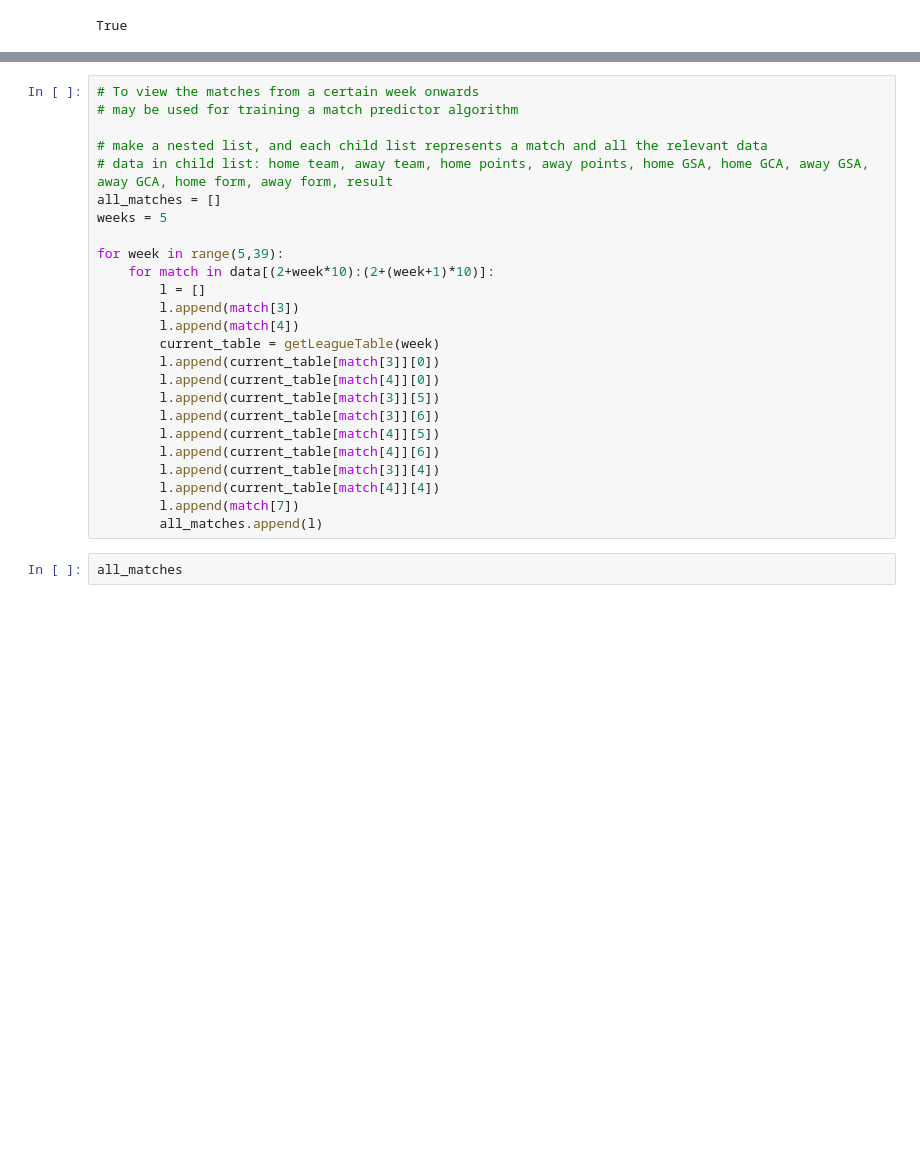
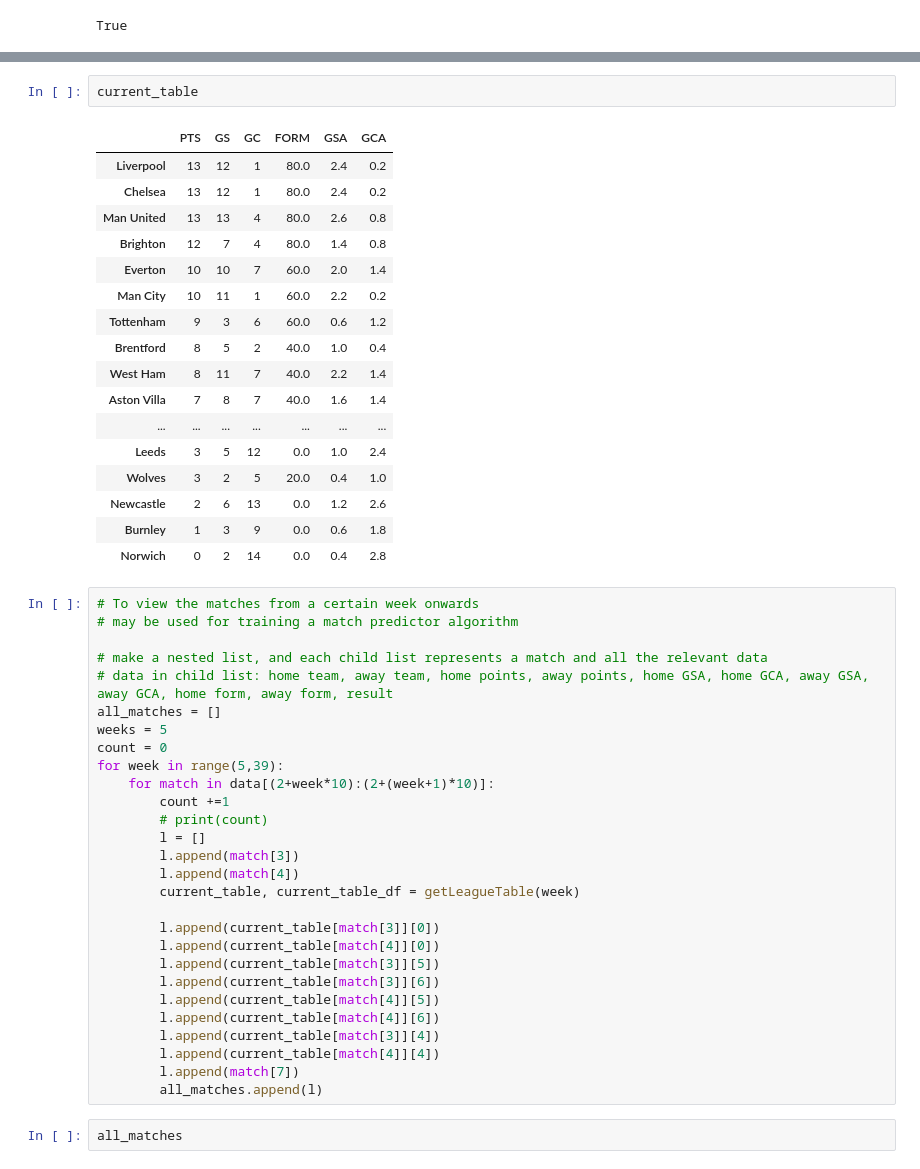
Before and after one commit to magichampz/football-table-viewer, a Jupyter notebook: prem-table.ipynb, the cells around one changed output, grey strips where cells are left out. Drawn from its saved outputs; the diff is of its cells as text; blank space fills up the shorter version.

```diff
--- a/prem-table.ipynb
+++ b/prem-table.ipynb
@@ -237,3 +184,23 @@ print(data[2])
+# %%
+current_table
+# %% [output]
+|  | PTS | GS | GC | FORM | GSA | GCA |
+| Liverpool | 13 | 12 | 1 | 80.0 | 2.4 | 0.2 |
+| Chelsea | 13 | 12 | 1 | 80.0 | 2.4 | 0.2 |
+| Man United | 13 | 13 | 4 | 80.0 | 2.6 | 0.8 |
+| Brighton | 12 | 7 | 4 | 80.0 | 1.4 | 0.8 |
+| Everton | 10 | 10 | 7 | 60.0 | 2.0 | 1.4 |
+| Man City | 10 | 11 | 1 | 60.0 | 2.2 | 0.2 |
+| Tottenham | 9 | 3 | 6 | 60.0 | 0.6 | 1.2 |
+| Brentford | 8 | 5 | 2 | 40.0 | 1.0 | 0.4 |
+| West Ham | 8 | 11 | 7 | 40.0 | 2.2 | 1.4 |
+| Aston Villa | 7 | 8 | 7 | 40.0 | 1.6 | 1.4 |
+| ... | ... | ... | ... | ... | ... | ... |
+| Leeds | 3 | 5 | 12 | 0.0 | 1.0 | 2.4 |
+| Wolves | 3 | 2 | 5 | 20.0 | 0.4 | 1.0 |
+| Newcastle | 2 | 6 | 13 | 0.0 | 1.2 | 2.6 |
+| Burnley | 1 | 3 | 9 | 0.0 | 0.6 | 1.8 |
+| Norwich | 0 | 2 | 14 | 0.0 | 0.4 | 2.8 |
 # %%
 # To view the matches from a certain week onwards
 # may be used for training a match predictor algorithm
@@ -242,13 +209,16 @@ print(data[2])
 # data in child list: home team, away team, home points, away points, home GSA, home GCA, away GSA, away GCA, home form, away form, result
 all_matches = []
 weeks = 5
-
+count = 0
 for week in range(5,39):
     for match in data[(2+week*10):(2+(week+1)*10)]:
+        count +=1
+        # print(count)
         l = []
         l.append(match[3])
         l.append(match[4])
-        current_table = getLeagueTable(week)
+        current_table, current_table_df = getLeagueTable(week)
+
         l.append(current_table[match[3]][0])
         l.append(current_table[match[4]][0])
         l.append(current_table[match[3]][5])
```
Also changed, not shown: parts of 18 cells of this notebook, 1 other file.
